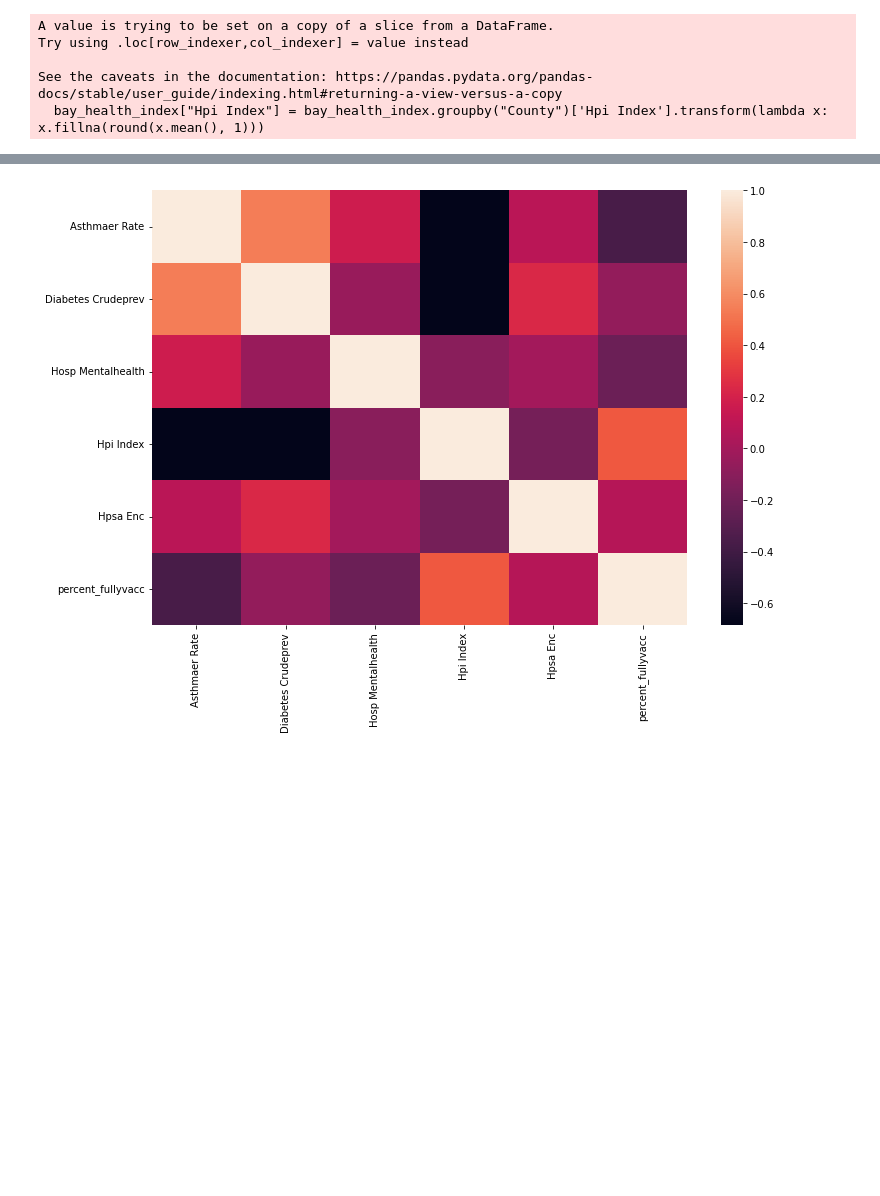
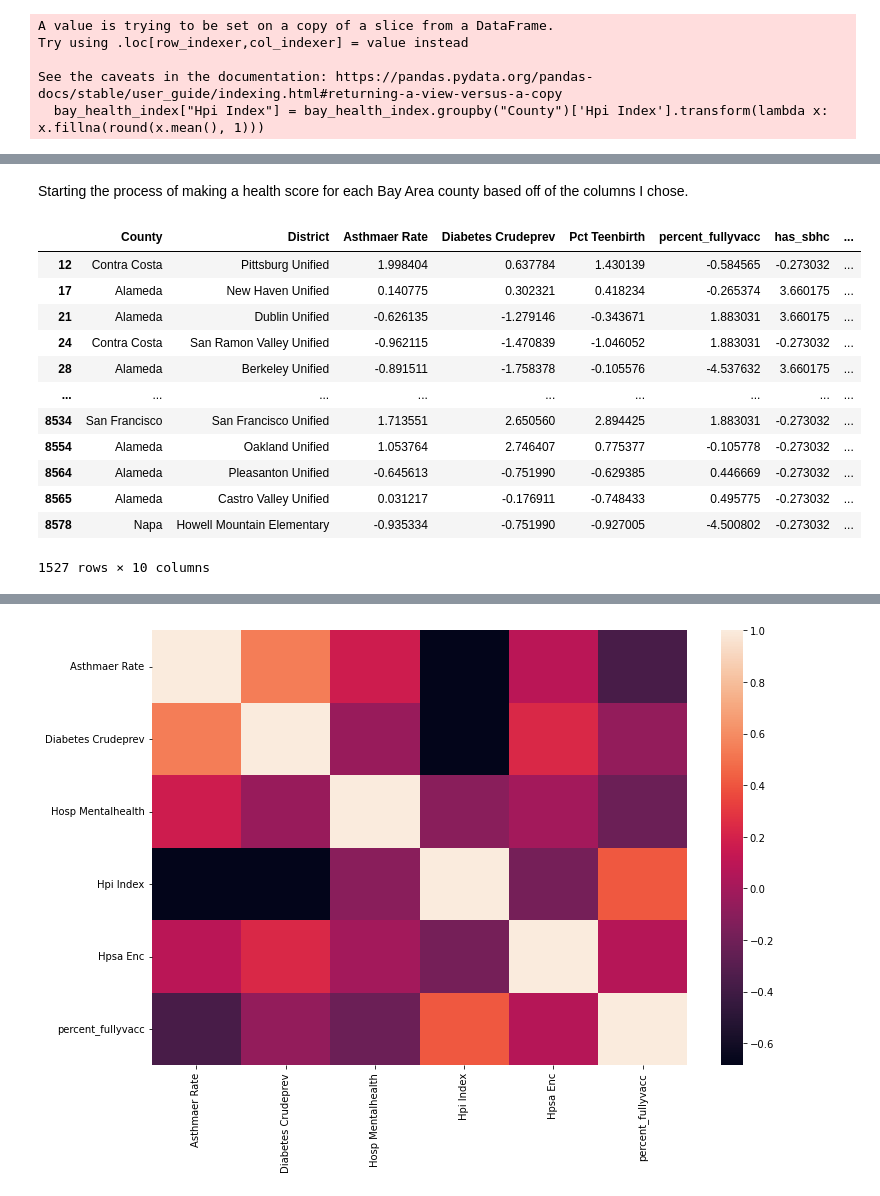
Before and after one commit to meganajoseph/HealthAndSuccess, a Jupyter notebook: Health_and_Academic_Success.ipynb, the cells around one changed output, grey strips where cells are left out. Drawn from its saved outputs; the diff is of its cells as text; code cells hidden in the pictures; blank space fills up the shorter version.

Commit message:
created a naive health index with feature engineering

```diff
--- a/Health_and_Academic_Success.ipynb
+++ b/Health_and_Academic_Success.ipynb
@@ -587,7 +589,7 @@ Index(['Latitude', 'Longitude', 'Totalenrollment', 'Asthmaer Rate',
        'Suspensionratetotal', 'Urban', 'vehicle_access'],
       dtype='object')
 # %%
-df_health_index = health_index[['County', 'Asthmaer Rate', 'Diabetes Crudeprev', 'has_sbhc', 'Hosp Mentalhealth', 'Hpi Index', 'Hpsa Enc', 'percent_fullyvacc']]
+df_health_index = health_index[['County', 'District', 'Asthmaer Rate', 'Diabetes Crudeprev', 'Pct Teenbirth', 'percent_fullyvacc', 'has_sbhc', 'Hosp Mentalhealth', 'Hpsa Enc', 'Hpi Index']]
 # %%
 bay_health_index = df_health_index[health_index['County'].isin(bay_counties)]
 # %%
@@ -611,5 +615,5 @@ Try using .loc[row_indexer,col_indexer] = value instead
 See the caveats in the documentation: https://pandas.pydata.org/pandas-docs/stable/user_guide/indexing.html#returning-a-view-versus-a-copy
   bay_health_index["Hpi Index"] = bay_health_index.groupby("County")['Hpi Index'].transform(lambda x: x.fillna(round(x.mean(), 1)))
 # %%
-bay_health_index["percent_fullyvacc"].unique()
+bay_health_index["percent_fullyvacc"] = bay_health_index.groupby("District")['percent_fullyvacc'].transform(lambda x: x.fillna(round(x.mean(), 1)))
 # %% [output]
@@ -632,0 +640,22 @@ array([ 79.90000153,  82.5       , 100.        ,  47.70000076,
+# %% [markdown]
+Starting the process of making a health score for each Bay Area county based off of the columns I chose.
+# %%
+# using mean normalization to normalize data because I want to eventually predict scores with some form of regression
+normalized_bay_health_index = bay_health_index.copy()
+normalized_bay_health_index['has_sbhc'] = pd.Series(np.where(normalized_bay_health_index['has_sbhc'].values == 'Yes', 1, 0),normalized_bay_health_index.index)
+for column in normalized_bay_health_index.columns[2:]:
+    normalized_bay_health_index[column] = (normalized_bay_health_index[column] - normalized_bay_health_index[column].mean()) / normalized_bay_health_index[column].std()
+# %% [output]
+|  | County | District | Asthmaer Rate | Diabetes Crudeprev | Pct Teenbirth | percent_fullyvacc | has_sbhc | ... |
+| 12 | Contra Costa | Pittsburg Unified | 1.998404 | 0.637784 | 1.430139 | -0.584565 | -0.273032 | ... |
+| 17 | Alameda | New Haven Unified | 0.140775 | 0.302321 | 0.418234 | -0.265374 | 3.660175 | ... |
+| 21 | Alameda | Dublin Unified | -0.626135 | -1.279146 | -0.343671 | 1.883031 | 3.660175 | ... |
+| 24 | Contra Costa | San Ramon Valley Unified | -0.962115 | -1.470839 | -1.046052 | 1.883031 | -0.273032 | ... |
+| 28 | Alameda | Berkeley Unified | -0.891511 | -1.758378 | -0.105576 | -4.537632 | 3.660175 | ... |
+| ... | ... | ... | ... | ... | ... | ... | ... | ... |
+| 8534 | San Francisco | San Francisco Unified | 1.713551 | 2.650560 | 2.894425 | 1.883031 | -0.273032 | ... |
+| 8554 | Alameda | Oakland Unified | 1.053764 | 2.746407 | 0.775377 | -0.105778 | -0.273032 | ... |
+| 8564 | Alameda | Pleasanton Unified | -0.645613 | -0.751990 | -0.629385 | 0.446669 | -0.273032 | ... |
+| 8565 | Alameda | Castro Valley Unified | 0.031217 | -0.176911 | -0.748433 | 0.495775 | -0.273032 | ... |
+| 8578 | Napa | Howell Mountain Elementary | -0.935334 | -0.751990 | -0.927005 | -4.500802 | -0.273032 | ... |
+1527 rows × 10 columns
```
Also changed, not shown: parts of 6 cells of this notebook.
